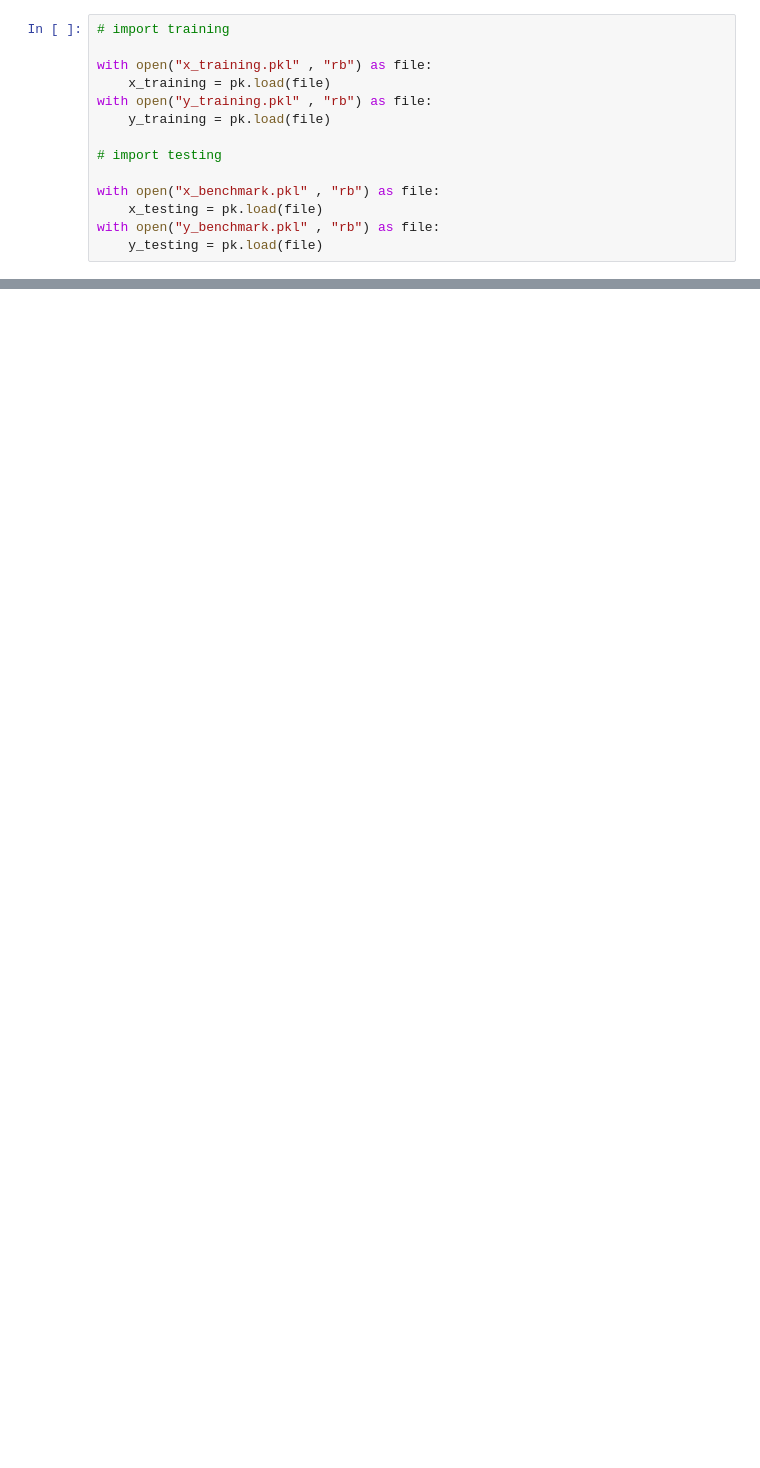
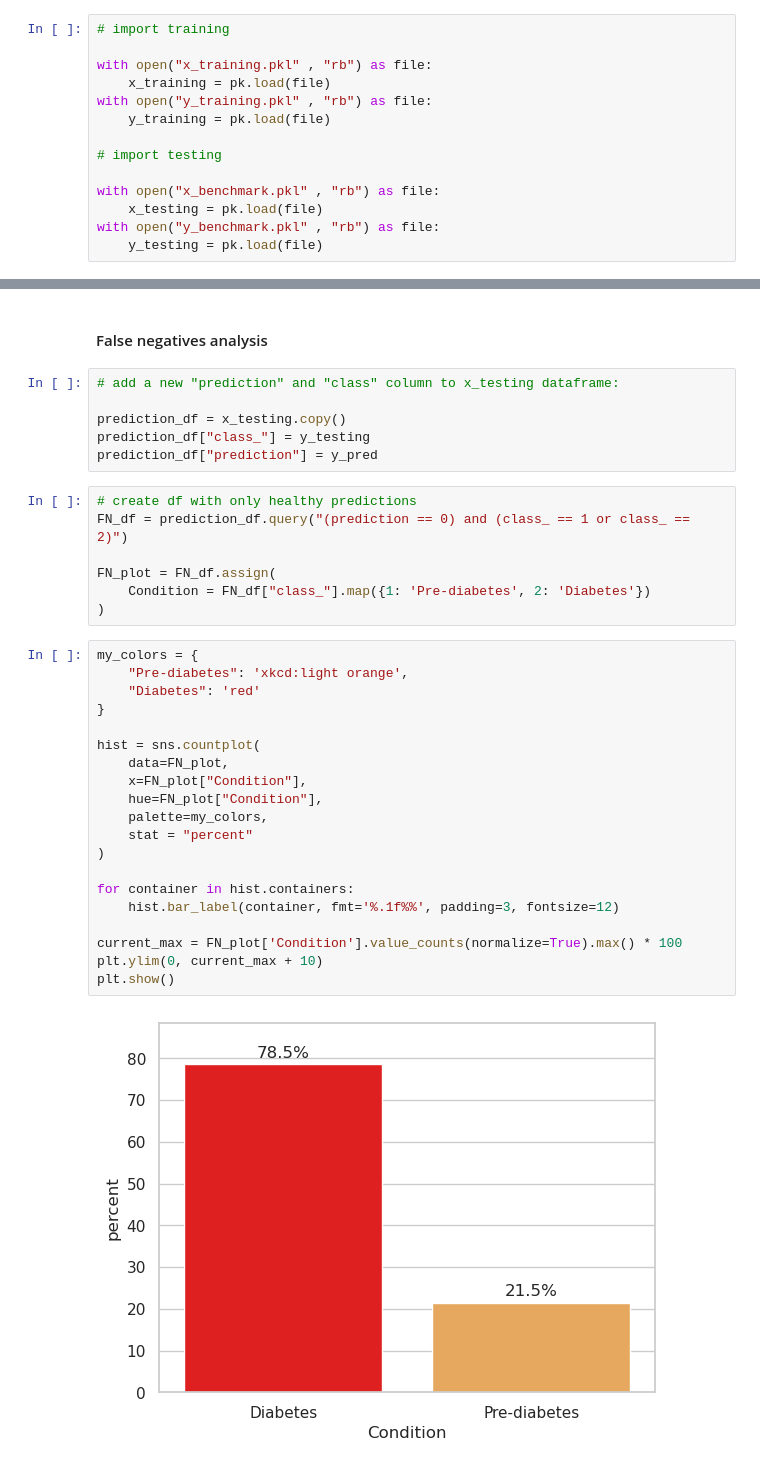
Before and after one commit to Mcentenaro/Diabetes_Risk_ML, a Jupyter notebook: final_prediction_and_plots.ipynb, the cells around one changed output, grey strips where cells are left out. Saved outputs shown, nothing was run; the diff lists cells and outputs as text; blank space fills up the shorter version.

```diff
--- a/final_prediction_and_plots.ipynb
+++ b/final_prediction_and_plots.ipynb
@@ -33,0 +118,37 @@ UTILIZZARE SOLO IL TIER 1 CLASSIFIER E QUINDI BINARY PROBLEM
+# %% [markdown]
+#### False negatives analysis
+# %%
+# add a new "prediction" and "class" column to x_testing dataframe:
+
+prediction_df = x_testing.copy()
+prediction_df["class_"] = y_testing
+prediction_df["prediction"] = y_pred
+# %%
+# create df with only healthy predictions
+FN_df = prediction_df.query("(prediction == 0) and (class_ == 1 or class_ == 2)")
+
+FN_plot = FN_df.assign(
+    Condition = FN_df["class_"].map({1: 'Pre-diabetes', 2: 'Diabetes'})
+)
+# %%
+my_colors = {
+    "Pre-diabetes": 'xkcd:light orange',
+    "Diabetes": 'red'
+}
+
+hist = sns.countplot(
+    data=FN_plot,
+    x=FN_plot["Condition"],
+    hue=FN_plot["Condition"],
+    palette=my_colors,
+    stat = "percent"
+)
+
+for container in hist.containers:
+    hist.bar_label(container, fmt='%.1f%%', padding=3, fontsize=12)
+
+current_max = FN_plot['Condition'].value_counts(normalize=True).max() * 100
+plt.ylim(0, current_max + 10)
+plt.show()
+# %% [output]
+[figure, added]
```
Also changed, not shown: parts of 13 cells of this notebook, 1 other file.
